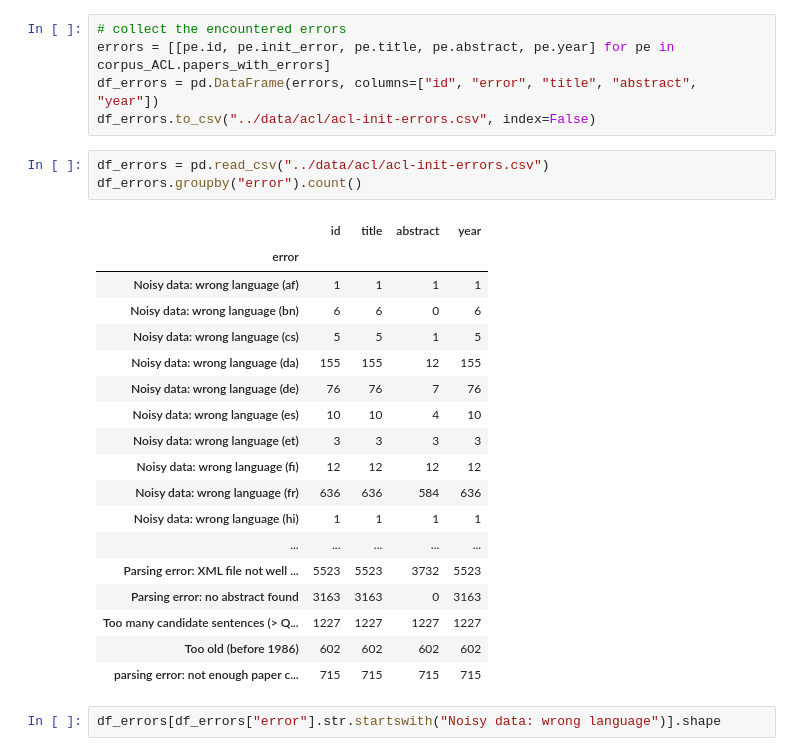
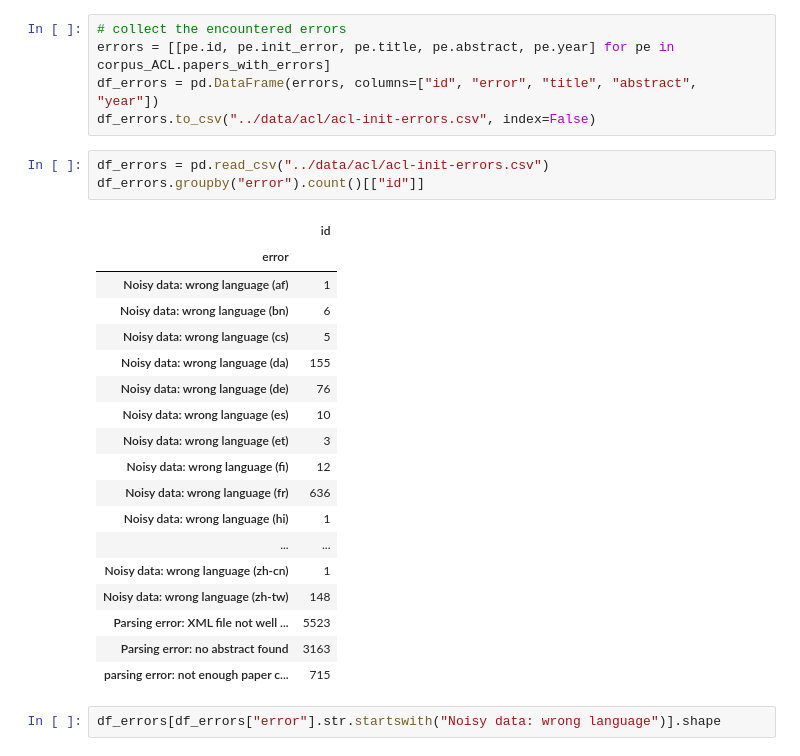
Before and after one commit to ClementineBleuze/claims-in-NLP, a Jupyter notebook: 1-corpus-constitution/corpora-constitution.ipynb, the cells around one changed output. Saved outputs shown, nothing was run; the diff lists cells and outputs as text.

```diff
--- a/1-corpus-constitution/corpora-constitution.ipynb
+++ b/1-corpus-constitution/corpora-constitution.ipynb
@@ -209,26 +248,26 @@ df_errors = pd.DataFrame(errors, columns=["id", "error", "title", "abstract", "y
 df_errors.to_csv("../data/acl/acl-init-errors.csv", index=False)
 # %%
 df_errors = pd.read_csv("../data/acl/acl-init-errors.csv")
-df_errors.groupby("error").count()
+df_errors.groupby("error").count()[["id"]]
 # %% [output]
-|  | id | title | abstract | year |
-| error |  |  |  |  |
-| Noisy data: wrong language (af) | 1 | 1 | 1 | 1 |
-| Noisy data: wrong language (bn) | 6 | 6 | 0 | 6 |
-| Noisy data: wrong language (cs) | 5 | 5 | 1 | 5 |
-| Noisy data: wrong language (da) | 155 | 155 | 12 | 155 |
-| Noisy data: wrong language (de) | 76 | 76 | 7 | 76 |
-| Noisy data: wrong language (es) | 10 | 10 | 4 | 10 |
-| Noisy data: wrong language (et) | 3 | 3 | 3 | 3 |
-| Noisy data: wrong language (fi) | 12 | 12 | 12 | 12 |
-| Noisy data: wrong language (fr) | 636 | 636 | 584 | 636 |
-| Noisy data: wrong language (hi) | 1 | 1 | 1 | 1 |
-| ... | ... | ... | ... | ... |
-| Parsing error: XML file not well ... | 5523 | 5523 | 3732 | 5523 |
-| Parsing error: no abstract found | 3163 | 3163 | 0 | 3163 |
-| Too many candidate sentences (> Q... | 1227 | 1227 | 1227 | 1227 |
-| Too old (before 1986) | 602 | 602 | 602 | 602 |
-| parsing error: not enough paper c... | 715 | 715 | 715 | 715 |
+|  | id |
+| error |  |
+| Noisy data: wrong language (af) | 1 |
+| Noisy data: wrong language (bn) | 6 |
+| Noisy data: wrong language (cs) | 5 |
+| Noisy data: wrong language (da) | 155 |
+| Noisy data: wrong language (de) | 76 |
+| Noisy data: wrong language (es) | 10 |
+| Noisy data: wrong language (et) | 3 |
+| Noisy data: wrong language (fi) | 12 |
+| Noisy data: wrong language (fr) | 636 |
+| Noisy data: wrong language (hi) | 1 |
+| ... | ... |
+| Noisy data: wrong language (zh-cn) | 1 |
+| Noisy data: wrong language (zh-tw) | 148 |
+| Parsing error: XML file not well ... | 5523 |
+| Parsing error: no abstract found | 3163 |
+| parsing error: not enough paper c... | 715 |
 # %%
 df_errors[df_errors["error"].str.startswith("Noisy data: wrong language")].shape
 # %% [output]
```
Also changed, not shown: parts of 118 cells of this notebook, 8 other files.
